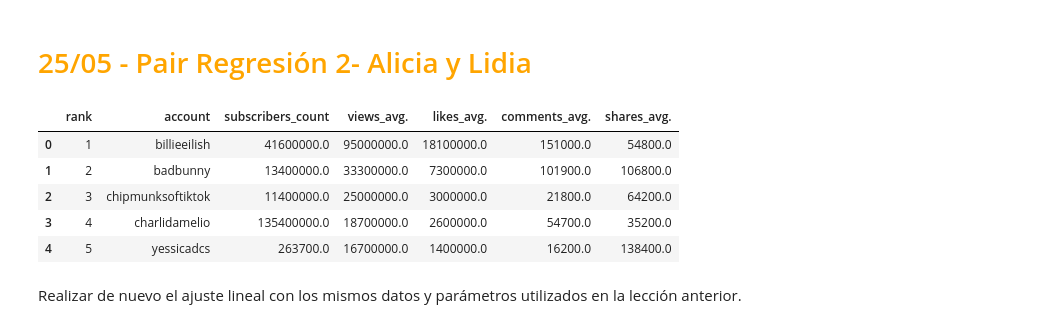
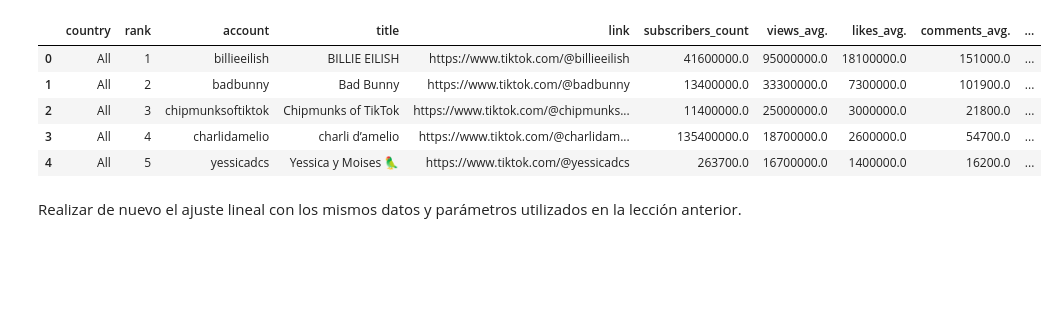
Before and after one commit to Adalab/Adalab-DA-promo-A-module-3-pairprog-3-pair-4-Alicia-Lidia, a Jupyter notebook: Regresión/Regresión 2/Pair_regresión _2.ipynb, the cells around one changed output. Drawn from its saved outputs; the diff is of its cells as text; code cells hidden in the pictures; blank space fills up the shorter version.

```diff
--- a/Regresión/Regresión 2/Pair_regresión _2.ipynb
+++ b/Regresión/Regresión 2/Pair_regresión _2.ipynb
@@ -1,5 +1,3 @@
-# %% [markdown]
-# <span style="color:orange">25/05 - Pair Regresión 2- Alicia y Lidia</span>
 # %%
 import numpy as np
 import pandas as pd
@@ -12,15 +12,15 @@ from sklearn.model_selection import train_test_split
 from sklearn.linear_model import LinearRegression
 from sklearn.metrics import r2_score, mean_squared_error, mean_absolute_error
 # %%
-df = pd.read_csv('tiktok_top_1000_2".csv', index_col=0)
+df = pd.read_csv('tiktok_top_1000.csv', index_col=0)
 df.head()
 # %% [output]
-|  | rank | account | subscribers_count | views_avg. | likes_avg. | comments_avg. | shares_avg. |
-| 0 | 1 | billieeilish | 41600000.0 | 95000000.0 | 18100000.0 | 151000.0 | 54800.0 |
-| 1 | 2 | badbunny | 13400000.0 | 33300000.0 | 7300000.0 | 101900.0 | 106800.0 |
-| 2 | 3 | chipmunksoftiktok | 11400000.0 | 25000000.0 | 3000000.0 | 21800.0 | 64200.0 |
-| 3 | 4 | charlidamelio | 135400000.0 | 18700000.0 | 2600000.0 | 54700.0 | 35200.0 |
-| 4 | 5 | yessicadcs | 263700.0 | 16700000.0 | 1400000.0 | 16200.0 | 138400.0 |
+|  | country | rank | account | title | link | subscribers_count | views_avg. | likes_avg. | comments_avg. | ... |
+| 0 | All | 1 | billieeilish | BILLIE EILISH | https://www.tiktok.com/@billieeilish | 41600000.0 | 95000000.0 | 18100000.0 | 151000.0 | ... |
+| 1 | All | 2 | badbunny | Bad Bunny | https://www.tiktok.com/@badbunny | 13400000.0 | 33300000.0 | 7300000.0 | 101900.0 | ... |
+| 2 | All | 3 | chipmunksoftiktok | Chipmunks of TikTok | https://www.tiktok.com/@chipmunks... | 11400000.0 | 25000000.0 | 3000000.0 | 21800.0 | ... |
+| 3 | All | 4 | charlidamelio | charli d’amelio | https://www.tiktok.com/@charlidam... | 135400000.0 | 18700000.0 | 2600000.0 | 54700.0 | ... |
+| 4 | All | 5 | yessicadcs | Yessica y Moises 🦜 | https://www.tiktok.com/@yessicadcs | 263700.0 | 16700000.0 | 1400000.0 | 16200.0 | ... |
 # %% [markdown]
 Realizar de nuevo el ajuste lineal con los mismos datos y parámetros utilizados en la lección anterior.
 # %% [markdown]
```
Also changed, not shown: parts of 12 cells of this notebook.
